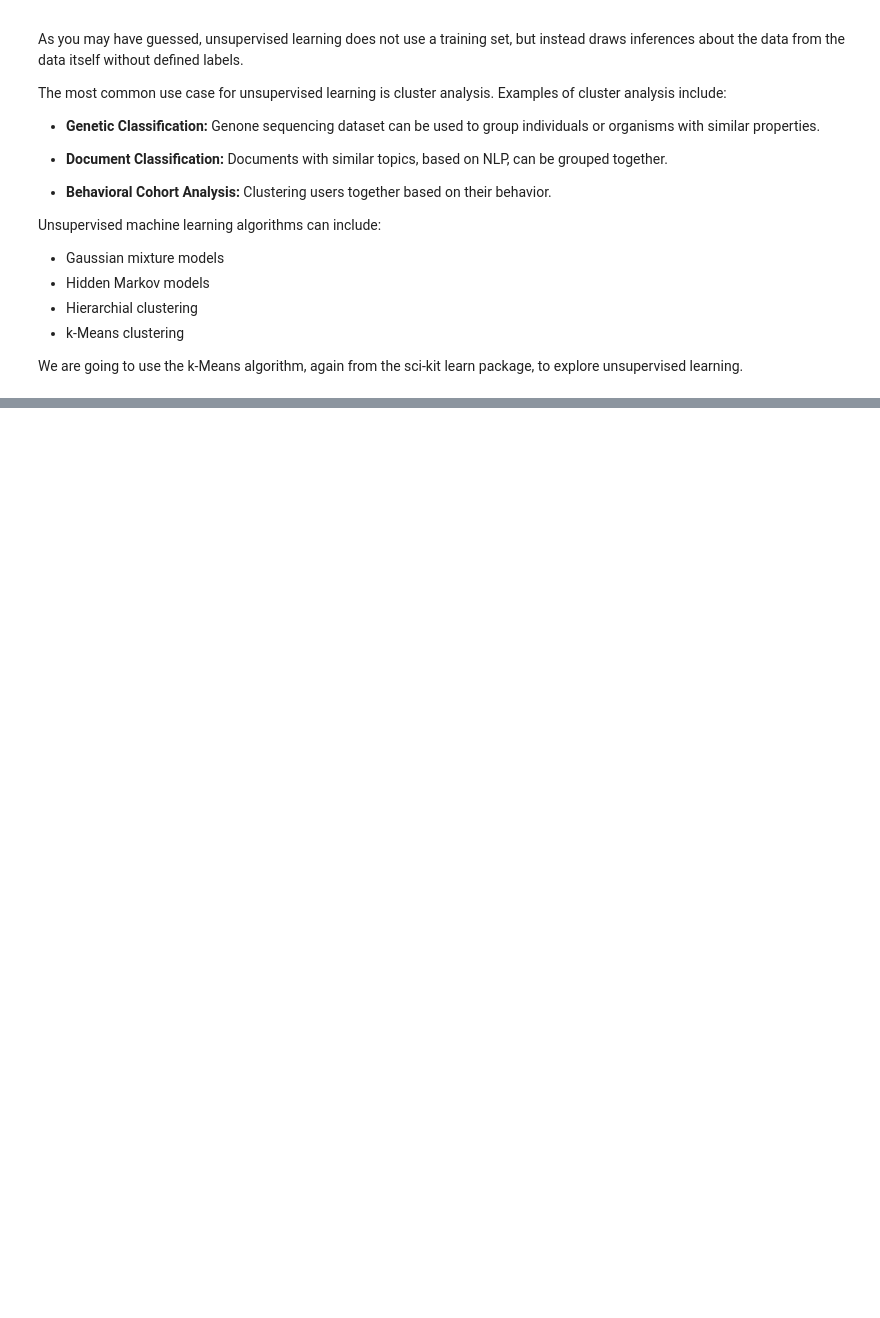
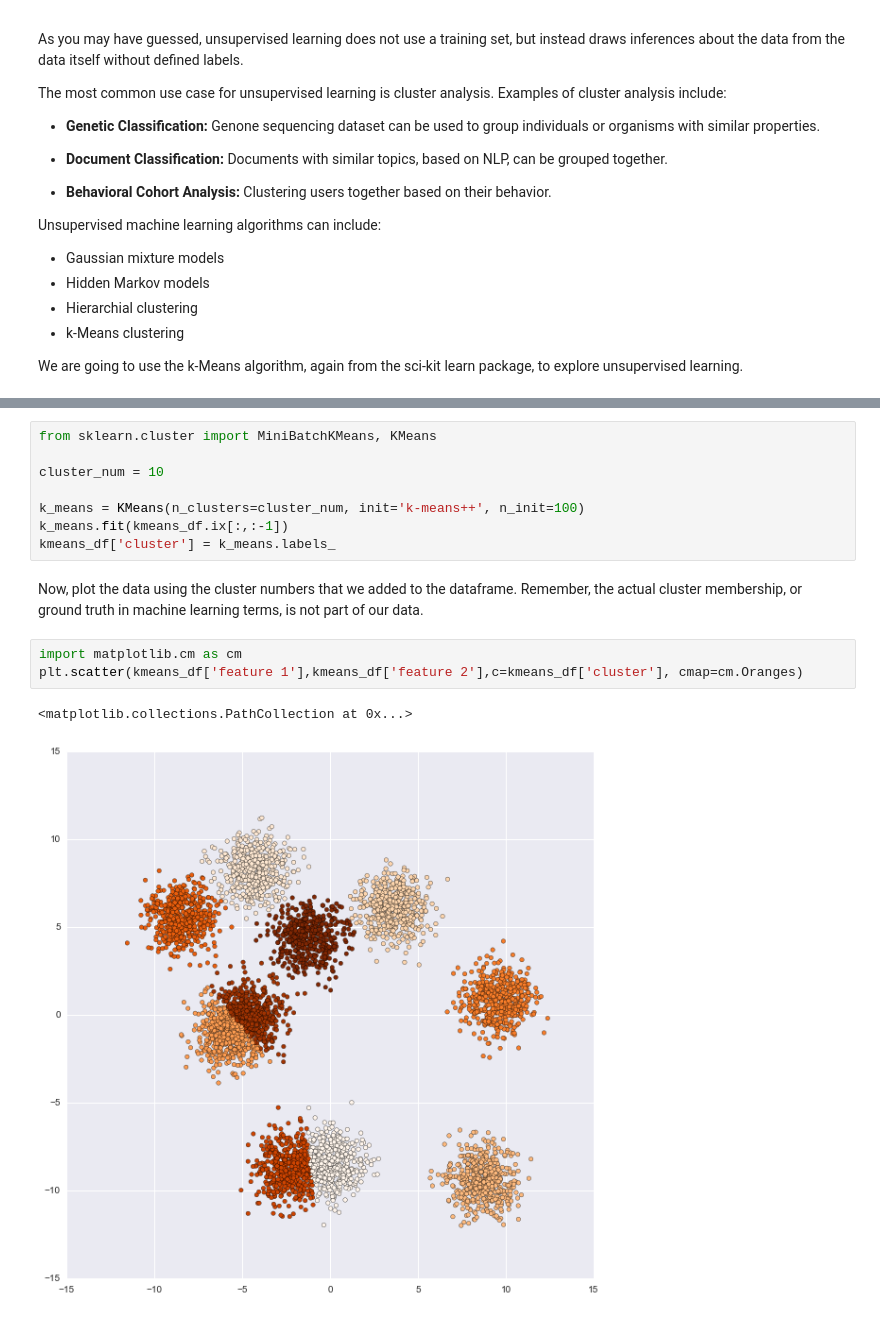
Before and after one commit to azbones/big_data, a Jupyter notebook: week_5/Week 5- Machine Learning.ipynb, the cells around one changed output, grey strips where cells are left out. Cells and saved outputs as stored; diff of their text form; blank space fills up the shorter version.

```diff
--- a/week_5/Week 5- Machine Learning.ipynb
+++ b/week_5/Week 5- Machine Learning.ipynb
@@ -275,0 +327,16 @@ We are going to use the k-Means algorithm, again from the sci-kit learn package,
+# %%
+from sklearn.cluster import MiniBatchKMeans, KMeans
+
+cluster_num = 10
+
+k_means = KMeans(n_clusters=cluster_num, init='k-means++', n_init=100)
+k_means.fit(kmeans_df.ix[:,:-1])
+kmeans_df['cluster'] = k_means.labels_
+# %% [markdown]
+Now, plot the data using the cluster numbers that we added to the dataframe. Remember, the actual cluster membership, or ground truth in machine learning terms, is not part of our data.
+# %%
+import matplotlib.cm as cm
+plt.scatter(kmeans_df['feature 1'],kmeans_df['feature 2'],c=kmeans_df['cluster'], cmap=cm.Oranges)
+# %% [output]
+<matplotlib.collections.PathCollection at 0x...>
+[figure, added]
```
Also changed, not shown: parts of 21 cells of this notebook, 1 other file.
